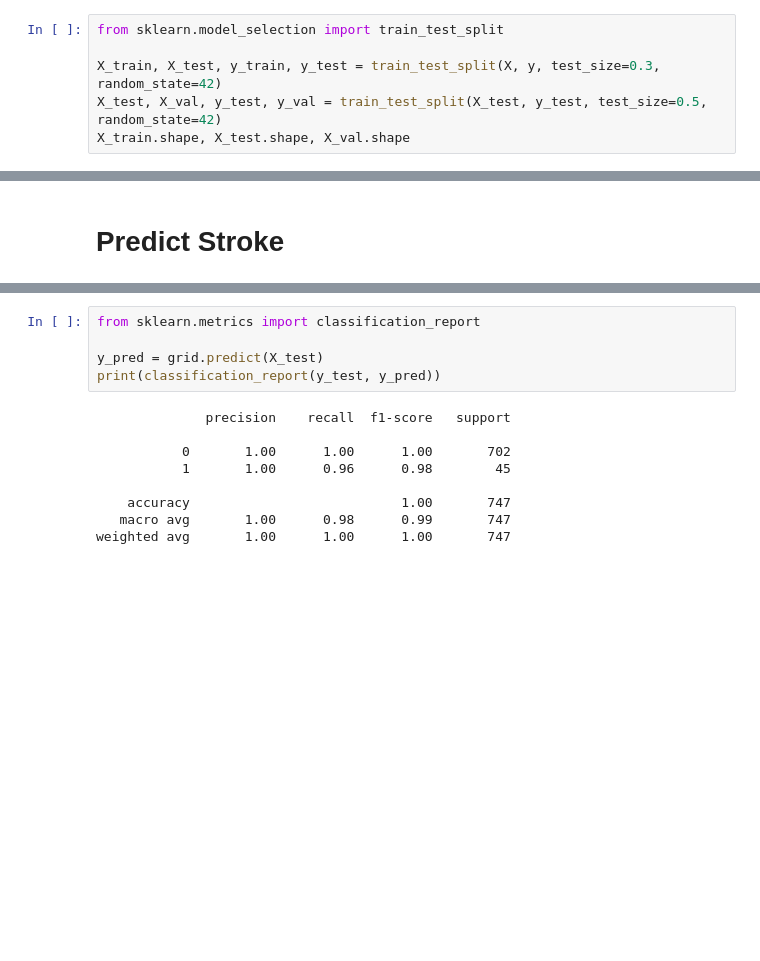
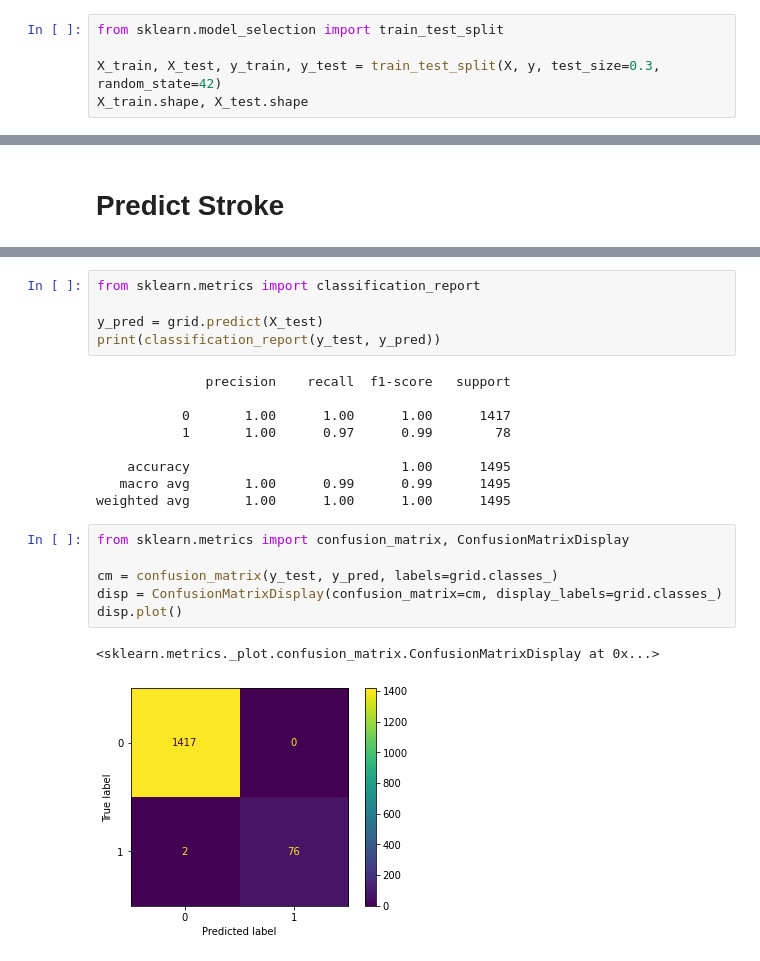
Before and after one commit to oktaviacitra/classification, a Jupyter notebook: StrokePrediction.ipynb, the cells around one changed output, grey strips where cells are left out. Cells and saved outputs as stored; diff of their text form; blank space fills up the shorter version.

Commit message:
revision for split data and add confusion matrix

```diff
--- a/StrokePrediction.ipynb
+++ b/StrokePrediction.ipynb
@@ -85,6 +85,5 @@ X.shape, y.shape
 from sklearn.model_selection import train_test_split
 
 X_train, X_test, y_train, y_test = train_test_split(X, y, test_size=0.3, random_state=42)
-X_test, X_val, y_test, y_val = train_test_split(X_test, y_test, test_size=0.5, random_state=42)
-X_train.shape, X_test.shape, X_val.shape
+X_train.shape, X_test.shape
 # %% [output]
@@ -129,9 +128,18 @@ print(classification_report(y_test, y_pred))
 # %% [output]
               precision    recall  f1-score   support
 
-           0       1.00      1.00      1.00       702
-           1       1.00      0.96      0.98        45
+           0       1.00      1.00      1.00      1417
+           1       1.00      0.97      0.99        78
 
-    accuracy                           1.00       747
-   macro avg       1.00      0.98      0.99       747
-weighted avg       1.00      1.00      1.00       747
+    accuracy                           1.00      1495
+   macro avg       1.00      0.99      0.99      1495
+weighted avg       1.00      1.00      1.00      1495
+# %%
+from sklearn.metrics import confusion_matrix, ConfusionMatrixDisplay
+
+cm = confusion_matrix(y_test, y_pred, labels=grid.classes_)
+disp = ConfusionMatrixDisplay(confusion_matrix=cm, display_labels=grid.classes_)
+disp.plot()
+# %% [output]
+<sklearn.metrics._plot.confusion_matrix.ConfusionMatrixDisplay at 0x...>
+[figure, added]
```
Also changed, not shown: parts of 2 cells of this notebook.
